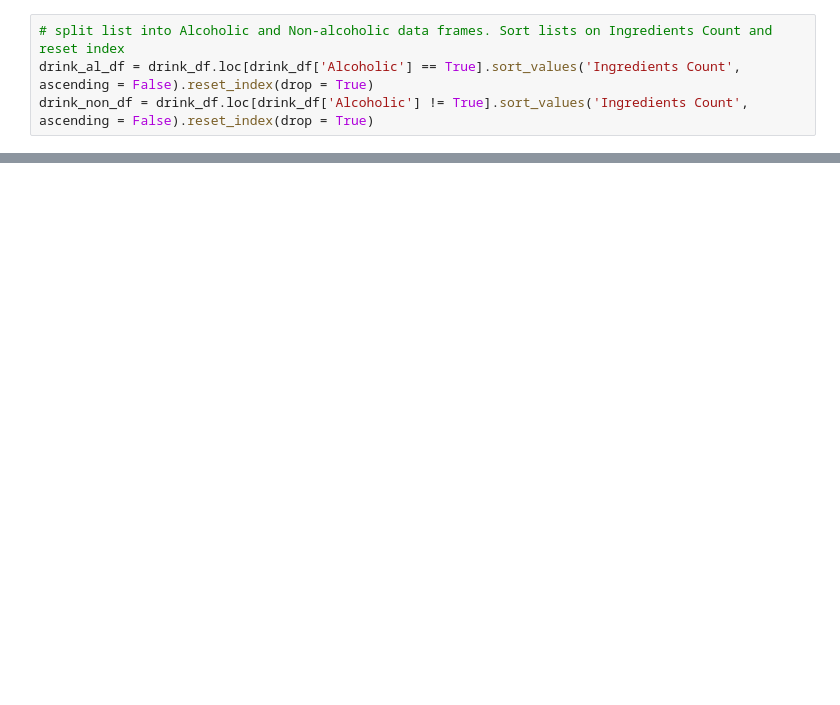
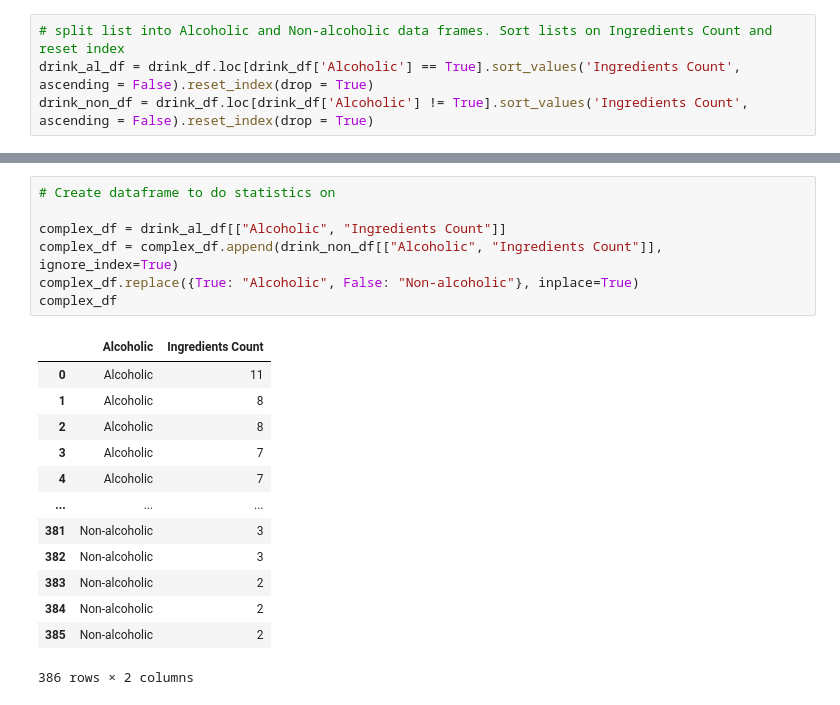
Before and after one commit to ashleep/Project-1_Team-1, a Jupyter notebook: vincent_complex.ipynb, the cells around one changed output, grey strips where cells are left out. Drawn from its saved outputs; the diff is of its cells as text; blank space fills up the shorter version.

```diff
--- a/vincent_complex.ipynb
+++ b/vincent_complex.ipynb
@@ -104,0 +108,21 @@ plt.show()
+# %%
+# Create dataframe to do statistics on
+
+complex_df = drink_al_df[["Alcoholic", "Ingredients Count"]]
+complex_df = complex_df.append(drink_non_df[["Alcoholic", "Ingredients Count"]], ignore_index=True)
+complex_df.replace({True: "Alcoholic", False: "Non-alcoholic"}, inplace=True)
+complex_df
+# %% [output]
+|  | Alcoholic | Ingredients Count |
+| 0 | Alcoholic | 11 |
+| 1 | Alcoholic | 8 |
+| 2 | Alcoholic | 8 |
+| 3 | Alcoholic | 7 |
+| 4 | Alcoholic | 7 |
+| ... | ... | ... |
+| 381 | Non-alcoholic | 3 |
+| 382 | Non-alcoholic | 3 |
+| 383 | Non-alcoholic | 2 |
+| 384 | Non-alcoholic | 2 |
+| 385 | Non-alcoholic | 2 |
+386 rows × 2 columns
```
Also changed, not shown: parts of 6 cells of this notebook.
